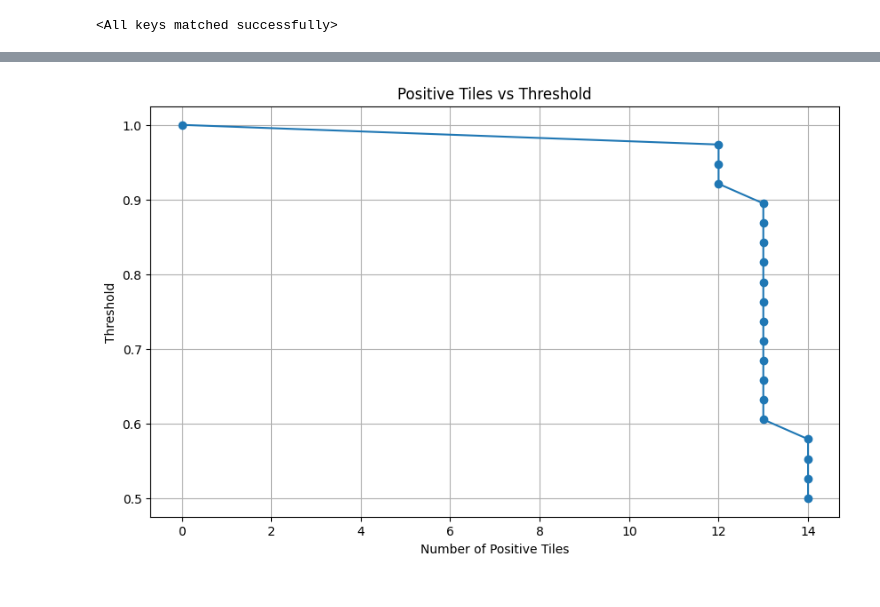
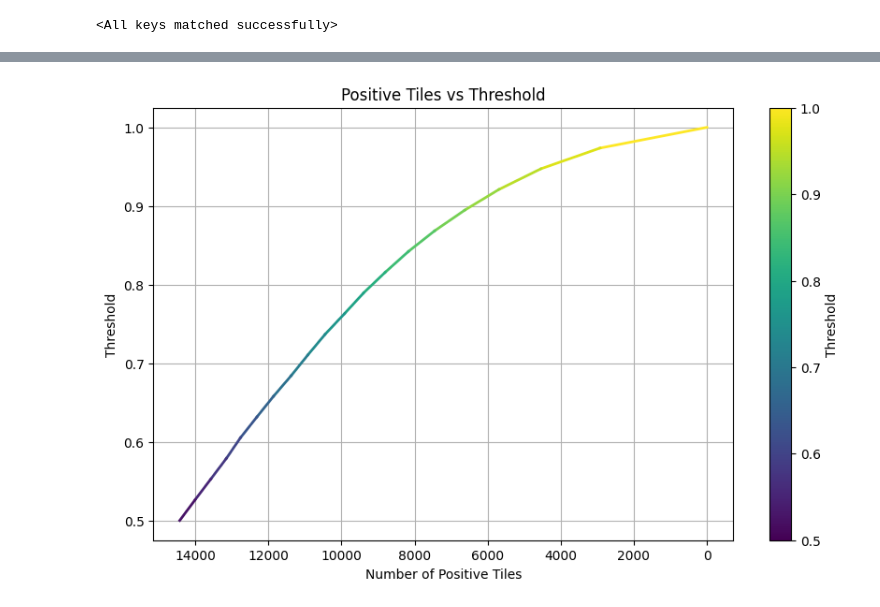
Before and after one commit to ph4s3r/cupid, a Jupyter notebook: slide-infer.ipynb, the cells around one changed output, grey strips where cells are left out. Drawn from its saved outputs; the diff is of its cells as text; code cells hidden in the pictures.

```diff
--- a/slide-infer.ipynb
+++ b/slide-infer.ipynb
@@ -73,7 +73,7 @@ Using cache found in /home/peet/.cache/torch/hub/moskomule_senet.pytorch_master
 ############
 
 tile_size = 500
-wsi_file = "/mnt/bigdata/placenta-old/h5mini/20230815_103309_b.tif"
+wsi_file = "/mnt/bigdata/placenta/wsi/20230815_095205_a.tiff"
 
 import matplotlib.pyplot as plt
 # from pathml.utils import plot_mask
@@ -113,7 +113,6 @@ labels:  None
 # %%
 # function to get tile keys and predictions for each slide #
 ############################################################
-import sys
 import numpy as np
 
 def infer(dataloader, model, slide_dim: tuple, tile_size = 500) -> dict():
@@ -136,7 +135,7 @@ def infer(dataloader, model, slide_dim: tuple, tile_size = 500) -> dict():
     model = model.to(device)
     model.eval()
 
-    # size of the heatmask is dim / tile_size
+    # heatmask array has 1 pixel per tile
     slide_dim_mini = (slide_dim[0]//tile_size, slide_dim[1]//tile_size)
     heatmask                = np.zeros(slide_dim_mini, dtype=np.float32)
     batch_predictions       = []
@@ -149,25 +148,23 @@ def infer(dataloader, model, slide_dim: tuple, tile_size = 500) -> dict():
             outputs = model(images)
             probabilities = torch.sigmoid(outputs)
             batch_predictions = probabilities[:, 1].cpu().numpy()
-            print("len(images): ", batch_size)
+            predictions.extend(batch_predictions)
 
             for i in range(batch_size):
                 tile_keys = labels_dict['tile_key'][i].split(",") # already at i index
                 tile_x = tile_keys[0][1:]
                 tile_y = tile_keys[1][:-1]
-                print(i, tile_keys, tile_x, tile_y, batch_predictions[i])
                 heatmask[int(tile_x)//tile_size, int(tile_y)//tile_size] = batch_predictions[i]
 
-
-    predictions.extend(batch_predictions)
     return predictions, heatmask
 
 preds, heatmask = infer(dataloader, model, slide_dim=pml_wsi.shape, tile_size = 500)
 
-np.set_printoptions(threshold=sys.maxsize)
-print(heatmask)
+# import sys
+# np.set_printoptions(threshold=sys.maxsize)
+# print(heatmask)
 
-threshold = 0.85
+threshold = 0.9
 positiles = int(sum(p for p in preds if p > threshold))
 print(f"with a treshold of {threshold}, {positiles} tiles of total {len(preds)} ({int(positiles / len(preds) * 100)}%) found to have an endpoint")
 # %% [output]
@@ -191,24 +173,42 @@ with a treshold of 0.85, 12 tiles of total 15 (80%) found to have an endpoint
 # %%
-# display roc curve #
-#####################
+# display 'roc' curve #
+#######################
 
 import matplotlib.pyplot as plt
 import numpy as np
 
-# Define a range of thresholds
+# create a range of thresholds
 thresholds = np.linspace(1, 0.5, num=20)  # 50 thresholds from 0 to 1
 
-# Calculate positive tiles for each threshold
+# calculate positive tiles for each threshold
 positiles_per_threshold = [sum(p > threshold for p in preds) for threshold in thresholds]
 
-# Plotting
-plt.figure(figsize=(10, 6))
-plt.plot(positiles_per_threshold, thresholds, marker='o')
-plt.ylabel('Threshold')
-plt.xlabel('Number of Positive Tiles')
-plt.title('Positive Tiles vs Threshold')
+# normalize threshold values for color mapping
+norm = plt.Normalize(vmin=min(thresholds), vmax=max(thresholds))
+cmap = plt.cm.viridis
+
+fig, ax = plt.subplots(figsize=(10, 6))
+
+# plot each segment with color mapping to the thresholds
+for i in range(len(thresholds) - 1):
+    color = cmap(norm(thresholds[i]))
+    ax.plot(positiles_per_threshold[i:i+2], thresholds[i:i+2], color=color, lw=2)
+
+# colorbar
+sm = plt.cm.ScalarMappable(cmap=cmap, norm=norm)
+sm.set_array([])  # Important to ensure the colorbar works with our custom colors
+cbar = fig.colorbar(sm, ax=ax)
+cbar.set_label('Threshold')
+
+ax.set_xlabel('Number of Positive Tiles')
+ax.set_ylabel('Threshold')
+ax.set_title('Positive Tiles vs Threshold')
+
+# mirror chart horizontally by reversing the x-axis
+ax.set_xlim(ax.get_xlim()[::-1])
+
 plt.grid(True)
 plt.show()
 # %% [output]
-[figure, old version]
+[figure, new version]
 # %%
```
Also changed, not shown: parts of 5 cells of this notebook.
